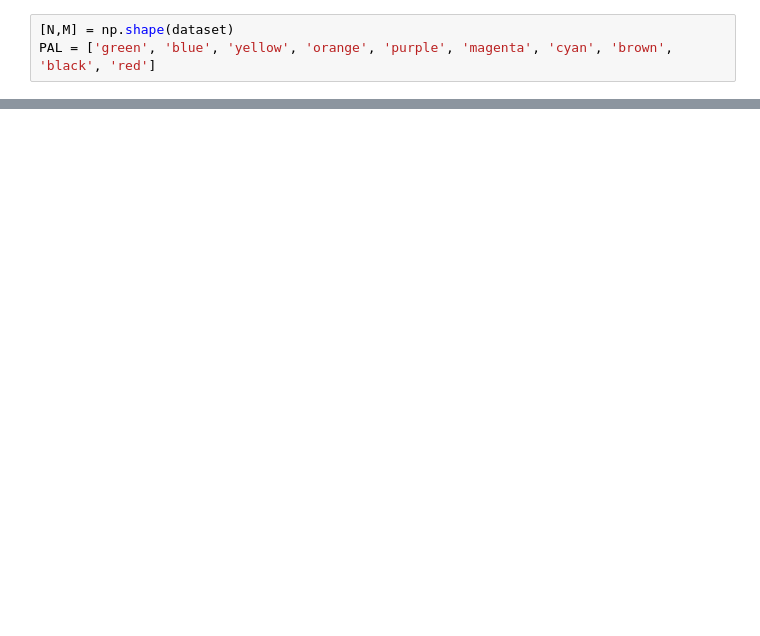
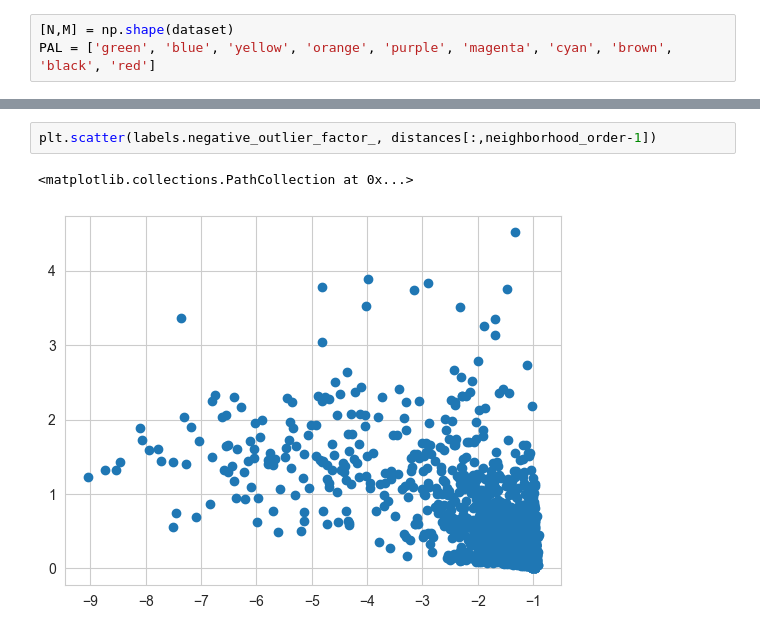
Before and after one commit to michelebanfi/anomaly-detection, a Jupyter notebook: project.ipynb, the cells around one changed output, grey strips where cells are left out. Cells and saved outputs as stored; diff of their text form; blank space fills up the shorter version.

```diff
--- a/project.ipynb
+++ b/project.ipynb
@@ -389,0 +41,5 @@ len(outliers[0])
+# %%
+plt.scatter(labels.negative_outlier_factor_, distances[:,neighborhood_order-1])
+# %% [output]
+<matplotlib.collections.PathCollection at 0x...>
+[figure, added]
```
Also changed, not shown: parts of 40 cells of this notebook, 12 other files.
